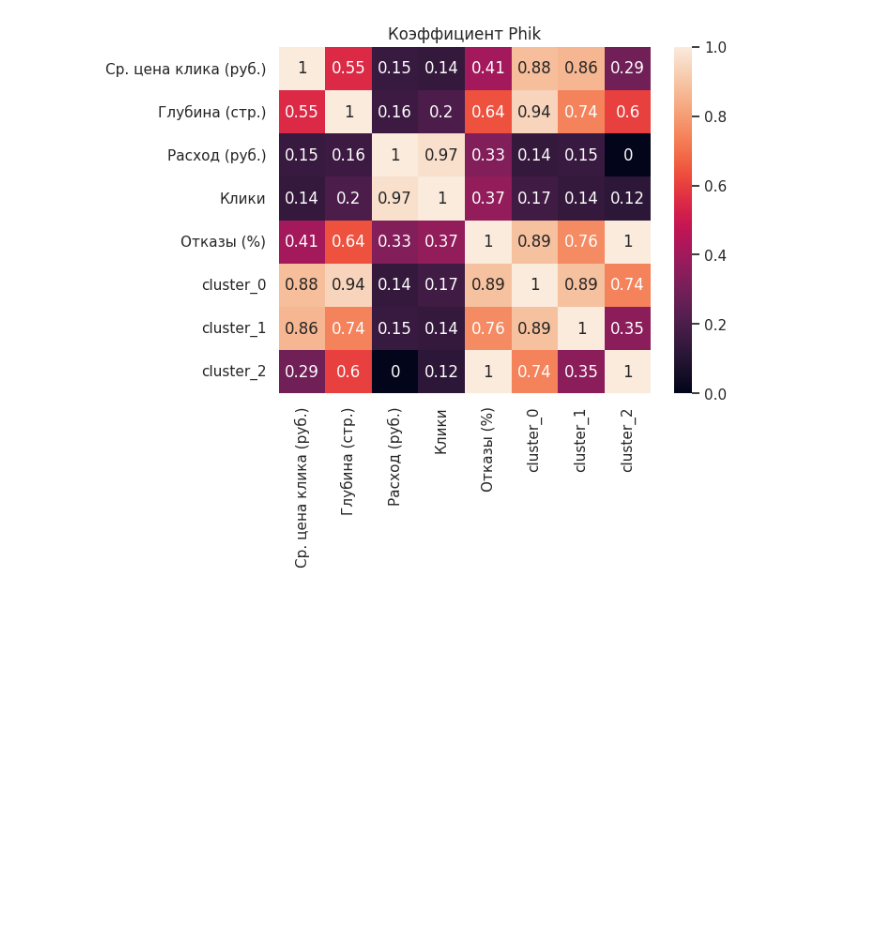
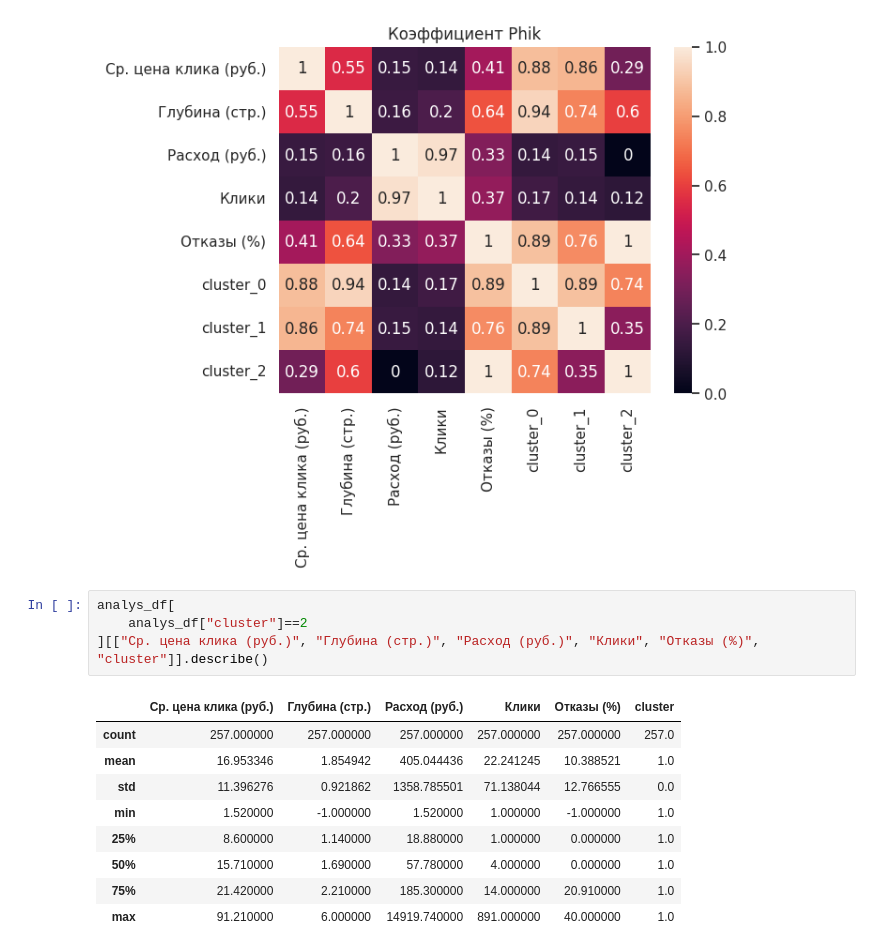
Before and after one commit to neZorinEgor/AdsAnalyzer, a Jupyter notebook: analys/main.ipynb, the cells around one changed output. Drawn from its saved outputs; the diff is of its cells as text; blank space fills up the shorter version.

Commit message:
feat: update analys

```diff
--- a/analys/main.ipynb
+++ b/analys/main.ipynb
@@ -261,3 +264,17 @@ plt.show()
 # %% [output]
 interval columns not set, guessing: ['Ср. цена клика (руб.)', 'Глубина (стр.)', 'Расход (руб.)', 'Клики', 'Отказы (%)']
 [figure]
+# %%
+analys_df[
+    analys_df["cluster"]==2
+][["Ср. цена клика (руб.)", "Глубина (стр.)", "Расход (руб.)", "Клики", "Отказы (%)", "cluster"]].describe()
+# %% [output]
+|  | Ср. цена клика (руб.) | Глубина (стр.) | Расход (руб.) | Клики | Отказы (%) | cluster |
+| count | 257.000000 | 257.000000 | 257.000000 | 257.000000 | 257.000000 | 257.0 |
+| mean | 16.953346 | 1.854942 | 405.044436 | 22.241245 | 10.388521 | 1.0 |
+| std | 11.396276 | 0.921862 | 1358.785501 | 71.138044 | 12.766555 | 0.0 |
+| min | 1.520000 | -1.000000 | 1.520000 | 1.000000 | -1.000000 | 1.0 |
+| 25% | 8.600000 | 1.140000 | 18.880000 | 1.000000 | 0.000000 | 1.0 |
+| 50% | 15.710000 | 1.690000 | 57.780000 | 4.000000 | 0.000000 | 1.0 |
+| 75% | 21.420000 | 2.210000 | 185.300000 | 14.000000 | 20.910000 | 1.0 |
+| max | 91.210000 | 6.000000 | 14919.740000 | 891.000000 | 40.000000 | 1.0 |
```
Also changed, not shown: parts of 6 cells of this notebook, 1 other file.
